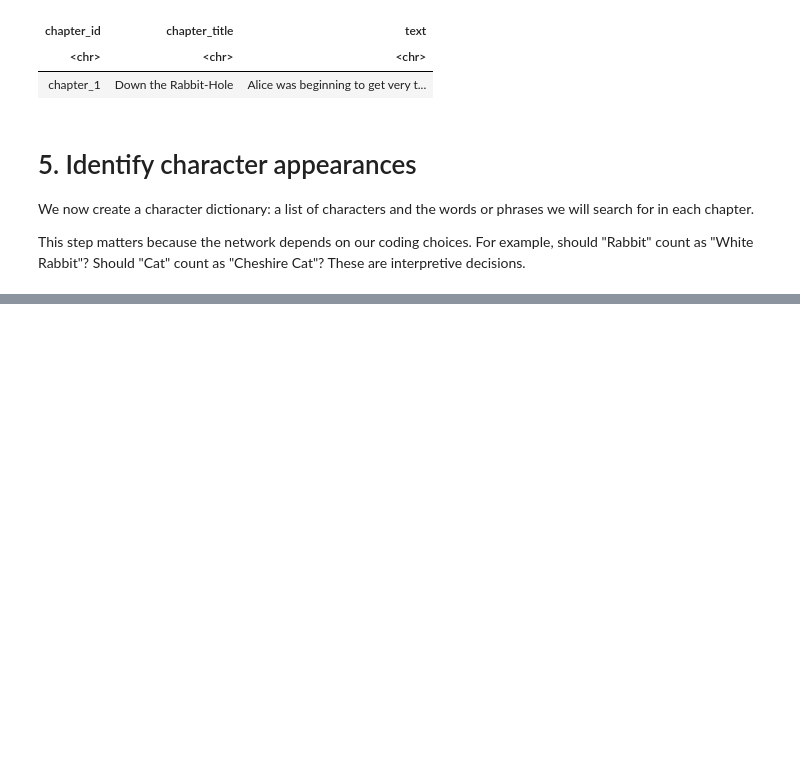
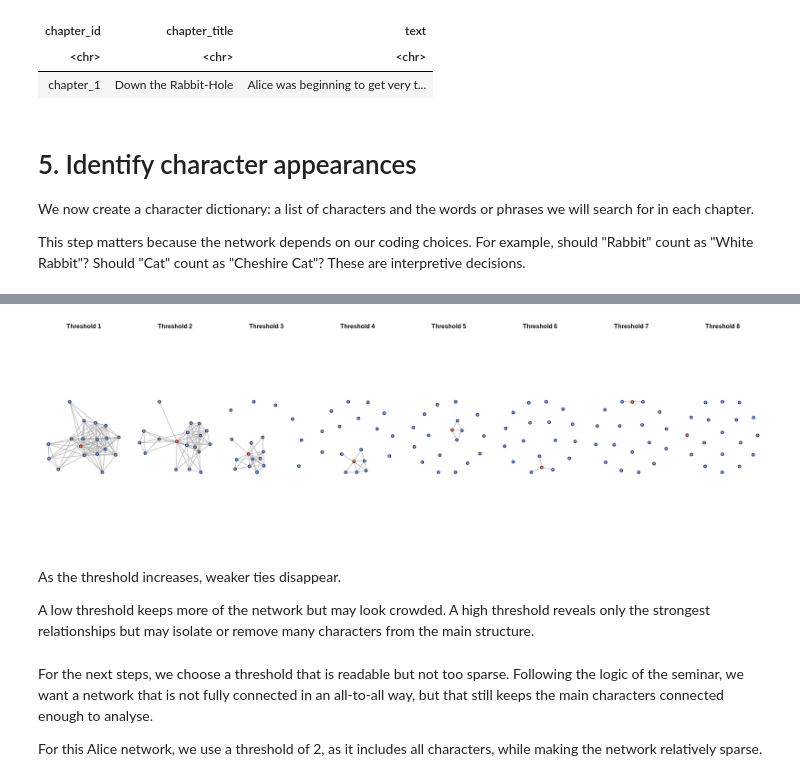
Before and after one commit to ant-jan/text-networks-workshop-26, a Jupyter notebook: notebooks/text_networks_workbook.ipynb, the cells around one changed output, grey strips where cells are left out. Saved outputs shown, nothing was run; the diff lists cells and outputs as text; code cells hidden in the pictures; blank space fills up the shorter version.

```diff
--- a/notebooks/text_networks_workbook.ipynb
+++ b/notebooks/text_networks_workbook.ipynb
@@ -214,0 +607,34 @@ characters
+# %%
+# ---- Plot thresholded networks across possible threshold values ----
+
+options(repr.plot.width = 16, repr.plot.height = 5)
+
+par(mfrow = c(1, maxweight - minweight + 2))
+par(mar = c(1, 1, 2, 1))
+
+for (i in minweight:(maxweight + 1)) {
+
+  g <- thresh_graph(character_network, i)
+
+  # Colour Alice differently from the other nodes
+  node_colours <- ifelse(
+    igraph::V(g)$name == "Alice",
+    "tomato",
+    "cornflowerblue"
+  )
+
+  plot(
+    g,
+    vertex.label = NA,
+    vertex.color = node_colours,
+    vertex.size = 8,
+    layout = igraph::layout_nicely,
+    main = paste("Threshold", i)
+  )
+}
+# %% [output]
+[figure, added]
+# %% [markdown]
+As the threshold increases, weaker ties disappear.
+
+A low threshold keeps more of the network but may look crowded. A high threshold reveals only the strongest relationships but may isolate or remove many characters from the main structure.
@@ -214,0 +649,4 @@ characters
+# %% [markdown]
+For the next steps, we choose a threshold that is readable but not too sparse. Following the logic of the seminar, we want a network that is not fully connected in an all-to-all way, but that still keeps the main characters connected enough to analyse.
+
+For this Alice network, we use a threshold of 2, as it includes all characters, while making the network relatively sparse.
```
Also changed, not shown: parts of 61 cells of this notebook.
